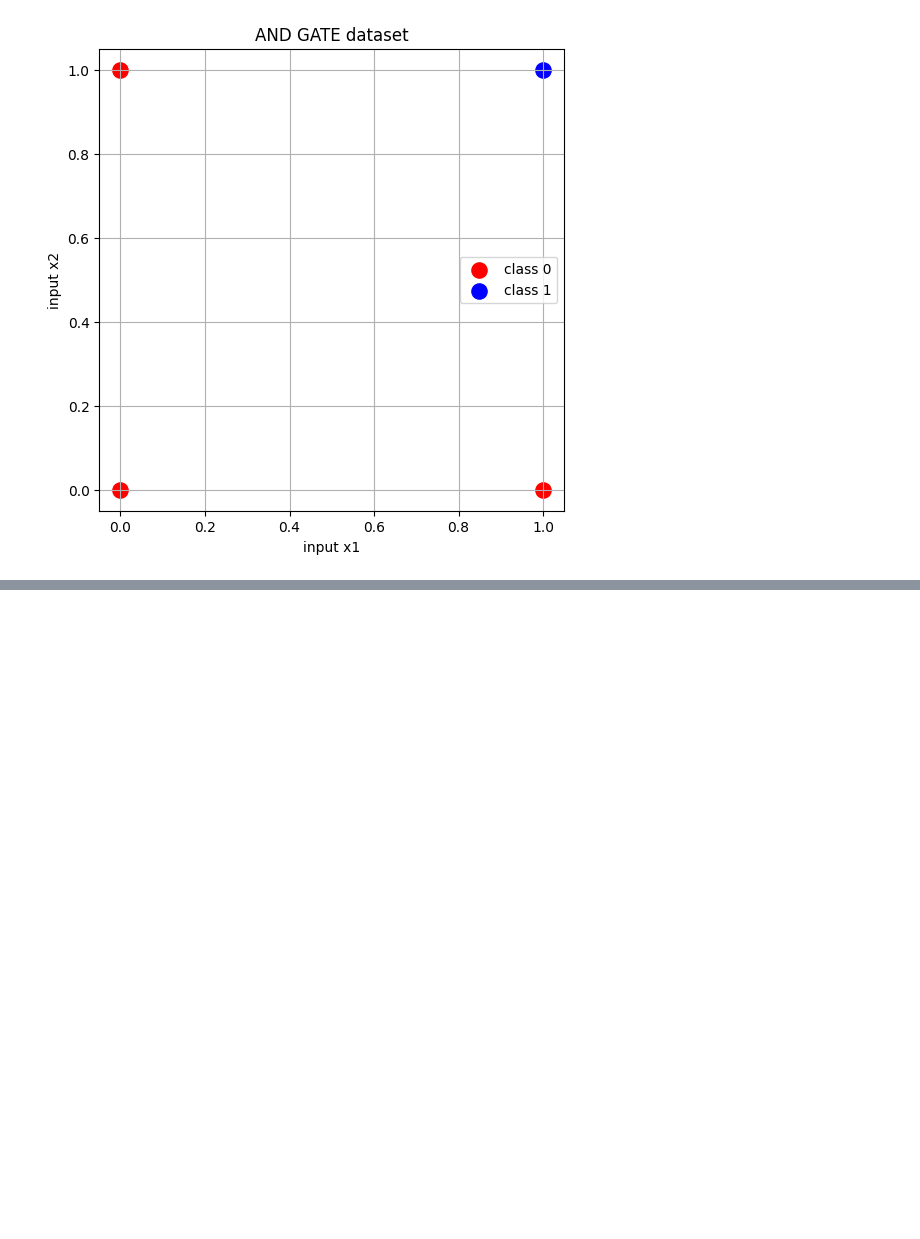
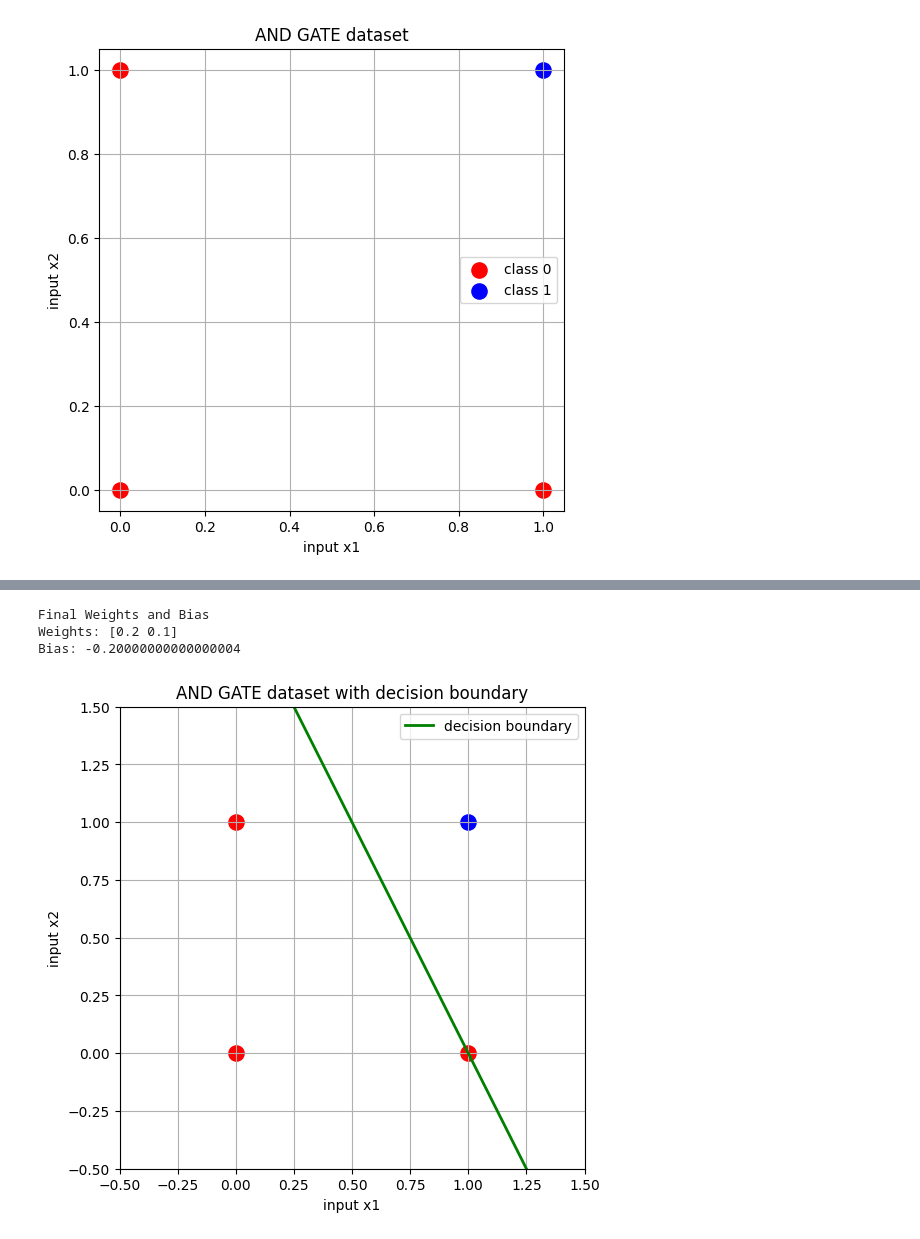
Before and after one commit to AbhayKTS/andornn, a Jupyter notebook: perceptron_XOR.ipynb, the cells around one changed output, grey strips where cells are left out. Saved outputs shown, nothing was run; the diff lists cells and outputs as text; code cells hidden in the pictures; blank space fills up the shorter version.

Commit message:
final graph for AND

```diff
--- a/perceptron_XOR.ipynb
+++ b/perceptron_XOR.ipynb
@@ -84,0 +80,28 @@ print(f"Weights: {model.weights}")
+# %%
+print("\nFinal Weights and Bias")
+print(f"Weights: {model.weights}")
+print(f"Bias: {model.bias}")
+# %% [output]
+Final Weights and Bias
+Weights: [0.2 0.1]
+Bias: -0.20000000000000004
+# %%
+plt.figure(figsize=(6,6))
+for i in range(len(X)):
+    if y[i]==0:
+        plt.scatter(X[i][0],X[i][1],color='red',s=120)
+    else:
+        plt.scatter(X[i][0],X[i][1],color='blue',s=120)
+x_values=np.linspace(-0.5,1.5,100)
+y_values=-(model.weights[0]*x_values+model.bias)/model.weights[1]
+plt.plot(x_values,y_values,color='green',label='decision boundary',linewidth=2)
+plt.xlim(-0.5,1.5)
+plt.ylim(-0.5,1.5)
+plt.xlabel("input x1")
+plt.ylabel("input x2")
+plt.title("AND GATE dataset with decision boundary")
+plt.grid(True)
+plt.legend()
+plt.show()
+# %% [output]
+[figure, added]
```
Also changed, not shown: parts of 4 cells of this notebook.
